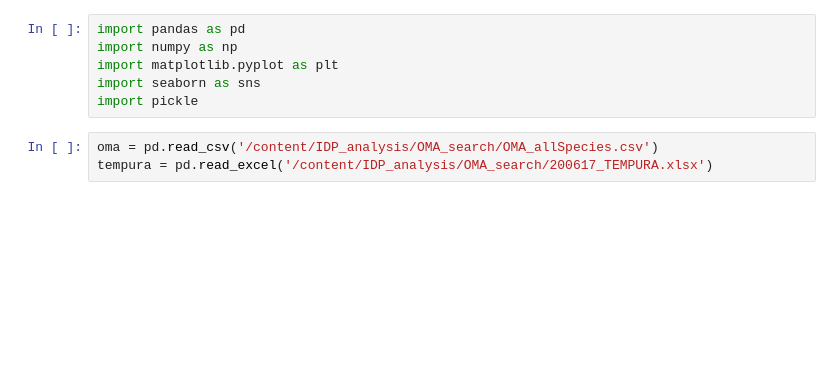
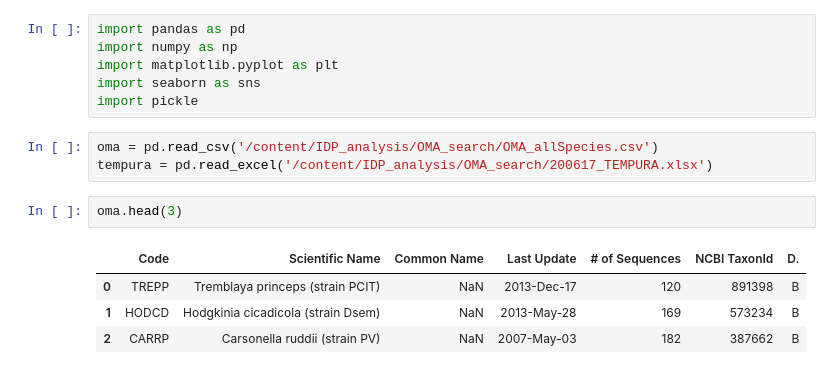
Before and after one commit to alibekk93/IDP_analysis, a Jupyter notebook: OMA_search/OMA_search.ipynb, the cells around one changed output. Drawn from its saved outputs; the diff is of its cells as text; blank space fills up the shorter version.

```diff
--- a/OMA_search/OMA_search.ipynb
+++ b/OMA_search/OMA_search.ipynb
@@ -22,3 +22,10 @@ import pickle
 # %%
 oma = pd.read_csv('/content/IDP_analysis/OMA_search/OMA_allSpecies.csv')
 tempura = pd.read_excel('/content/IDP_analysis/OMA_search/200617_TEMPURA.xlsx')
+# %%
+oma.head(3)
+# %% [output]
+|  | Code | Scientific Name | Common Name | Last Update | # of Sequences | NCBI TaxonId | D. |
+| 0 | TREPP | Tremblaya princeps (strain PCIT) | NaN | 2013-Dec-17 | 120 | 891398 | B |
+| 1 | HODCD | Hodgkinia cicadicola (strain Dsem) | NaN | 2013-May-28 | 169 | 573234 | B |
+| 2 | CARRP | Carsonella ruddii (strain PV) | NaN | 2007-May-03 | 182 | 387662 | B |
```
Also changed, not shown: parts of 6 cells of this notebook.
